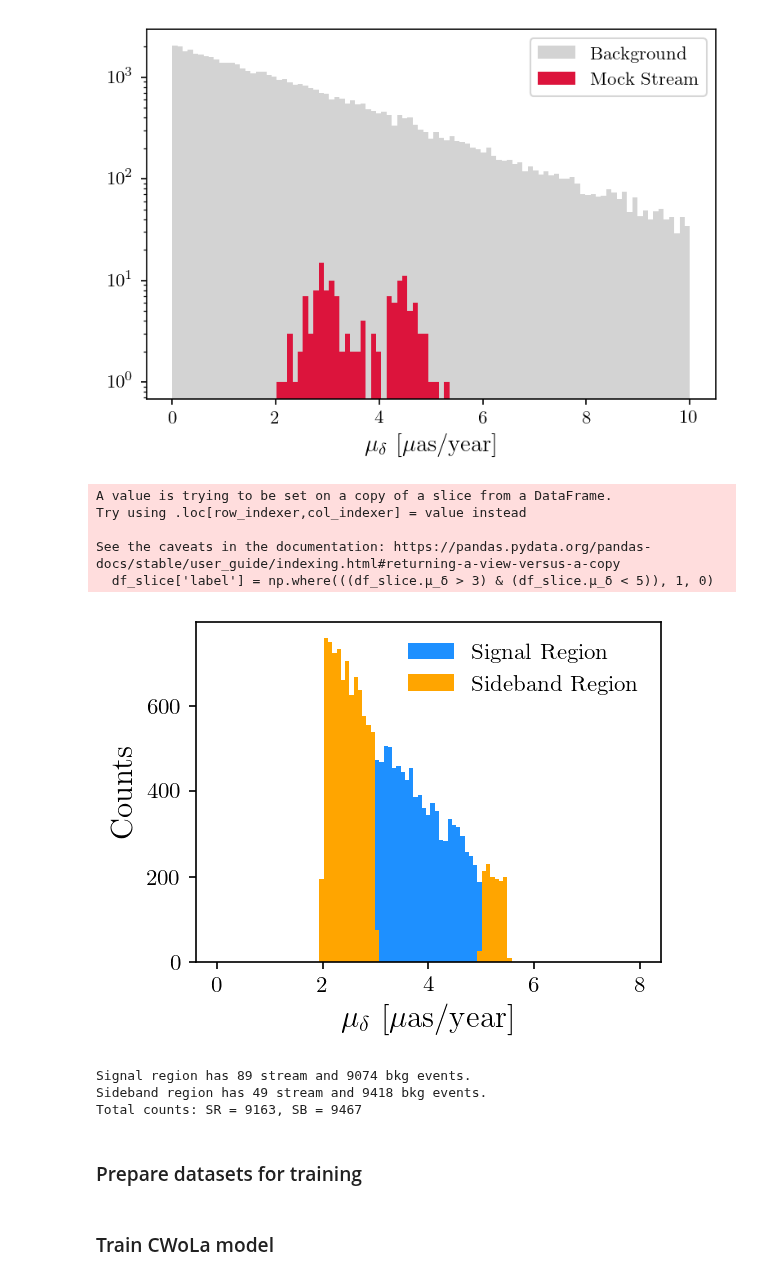
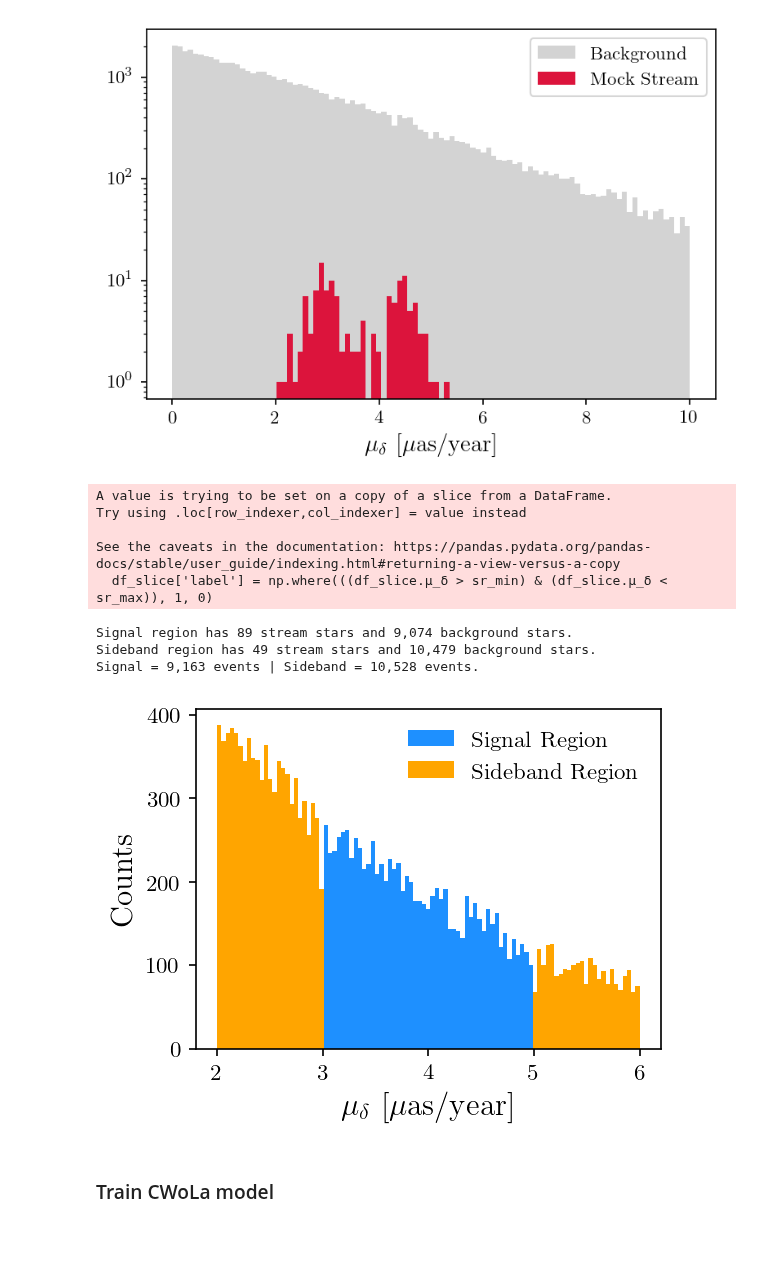
Before and after one commit to hep-lbdl/GaiaCWoLa, a Jupyter notebook: Finding_Mock_Stream.ipynb, the cells around one changed output. Cells and saved outputs as stored; diff of their text form; code cells hidden in the pictures; blank space fills up the shorter version.

```diff
--- a/Finding_Mock_Stream.ipynb
+++ b/Finding_Mock_Stream.ipynb
@@ -142,37 +145,52 @@ ax.set_xlabel(r"$\mu_\delta$ [$\mu$as/year]", fontsize=14);
 # %% [output]
 [figure]
 # %%
-df_slice = df[(df.μ_δ > 2) & (df.μ_δ < 5.5)]
-df_slice['label'] = np.where(((df_slice.μ_δ > 3) & (df_slice.μ_δ < 5)), 1, 0)
+sb_min = 2
+sb_max = 6
+
+sr_min = 3
+sr_max = 5
+
+df_slice = df[(df.μ_δ > sb_min) & (df.μ_δ < sb_max)]
+df_slice['label'] = np.where(((df_slice.μ_δ > sr_min) & (df_slice.μ_δ < sr_max)), 1, 0)
+
+signal = df_slice[df_slice.label == 1]
+sideband = df_slice[df_slice.label == 0]
+
+print("Signal region has {:,} stream stars and {:,} background stars.".format(
+    signal.stream.value_counts()[True],
+    signal.stream.value_counts()[False]))
+print("Sideband region has {:,} stream stars and {:,} background stars.".format(
+    sideband.stream.value_counts()[True],
+    sideband.stream.value_counts()[False]))
+
+print("Signal = {:,} events | Sideband = {:,} events.".format(len(signal), len(sideband)))
 
 plt.figure(figsize=(4,3))
-bins = np.linspace(0,8,100)
+bins = np.linspace(sb_min,sb_max,100)
 plt.hist(df_slice[df_slice.label == 1].μ_δ,bins=bins,color="dodgerblue",label="Signal Region")
 plt.hist(df_slice[df_slice.label == 0].μ_δ,bins=bins,color="orange",label="Sideband Region")
 plt.legend(frameon=False)
 plt.xlabel(r"$\mu_\delta$ [$\mu$as/year]")
 plt.ylabel("Counts");
 # %% [output]
 A value is trying to be set on a copy of a slice from a DataFrame.
 Try using .loc[row_indexer,col_indexer] = value instead
 
 See the caveats in the documentation: https://pandas.pydata.org/pandas-docs/stable/user_guide/indexing.html#returning-a-view-versus-a-copy
-  df_slice['label'] = np.where(((df_slice.μ_δ > 3) & (df_slice.μ_δ < 5)), 1, 0)
+  df_slice['label'] = np.where(((df_slice.μ_δ > sr_min) & (df_slice.μ_δ < sr_max)), 1, 0)
+Signal region has 89 stream stars and 9,074 background stars.
+Sideband region has 49 stream stars and 10,479 background stars.
+Signal = 9,163 events | Sideband = 10,528 events.
-[figure, old version]
+[figure, new version]
 # %%
 sr = df_slice[df_slice.label == 1]
 sb = df_slice[df_slice.label == 0]
 
-print("Signal region has {} stream and {} bkg events.".format(sr.stream.value_counts()[True], sr.stream.value_counts()[False]))
-print("Sideband region has {} stream and {} bkg events.".format(sb.stream.value_counts()[True], sb.stream.value_counts()[False]))
+print("Signal region has {:,} stream and {:,} bkg events.".format(sr.stream.value_counts()[True], sr.stream.value_counts()[False]))
+print("Sideband region has {:,} stream and {:,} bkg events.".format(sb.stream.value_counts()[True], sb.stream.value_counts()[False]))
 
-print("Total counts: SR = {}, SB = {}".format(len(sr), len(sb)))
+print("Total counts: SR = {:,}, SB = {:,}".format(len(sr), len(sb)))
-# %% [output]
-Signal region has 89 stream and 9074 bkg events.
-Sideband region has 49 stream and 9418 bkg events.
-Total counts: SR = 9163, SB = 9467
-# %% [markdown]
-### Prepare datasets for training
 # %%
 training_vars = ['μ_α','δ','α','mag','color']
 
```
Also changed, not shown: parts of 11 cells of this notebook, 4 other files.
